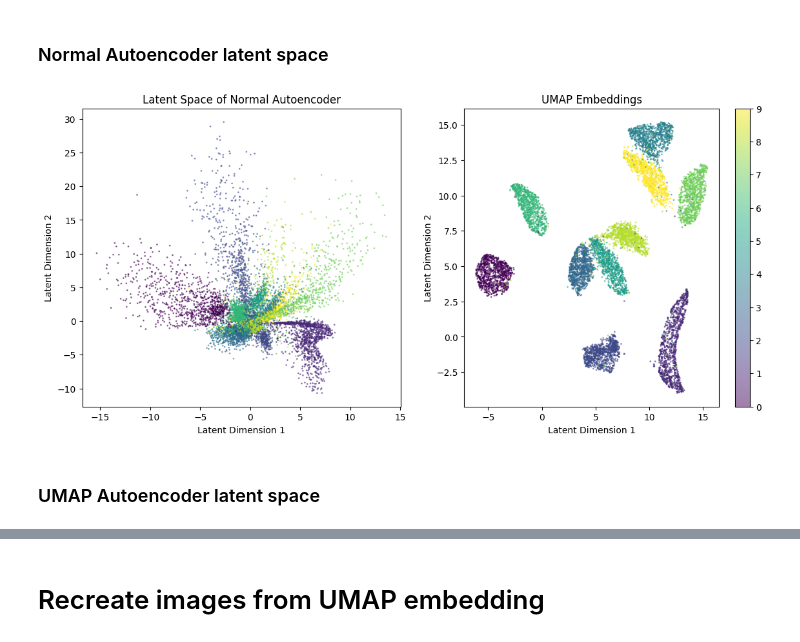
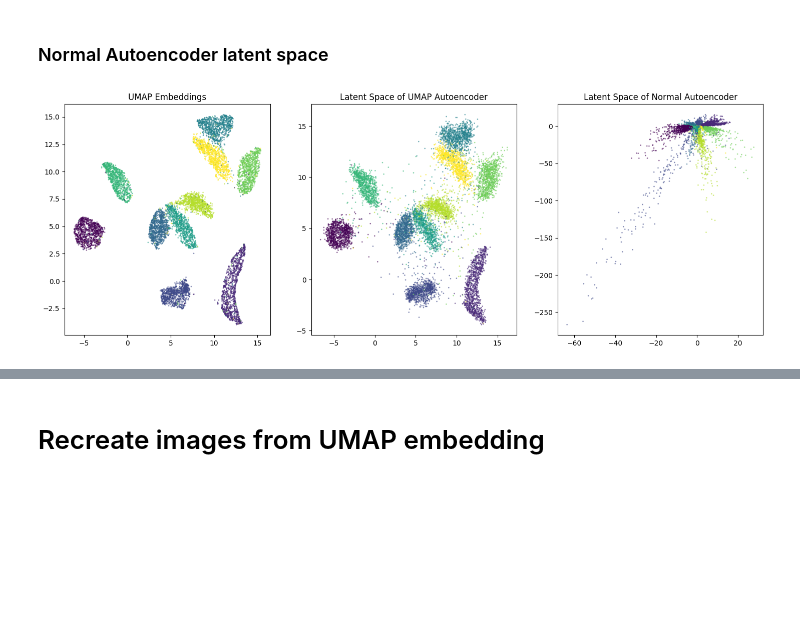
Before and after one commit to adrianlopezlanchares/umap-autoencoder, a Jupyter notebook: notebooks/umap-autoencoder-mnist.ipynb, the cells around one changed output, grey strips where cells are left out. Cells and saved outputs as stored; diff of their text form; code cells hidden in the pictures; blank space fills up the shorter version.

```diff
--- a/notebooks/umap-autoencoder-mnist.ipynb
+++ b/notebooks/umap-autoencoder-mnist.ipynb
@@ -272,44 +275,58 @@ UMAP Autoencoder UMAP Embedding Loss: 0.8586
 ### Normal Autoencoder latent space
 # %%
 normal_autoencoder.eval()
-all_latents = []
+umap_autoencoder.eval()
+
+all_normal_autoencoder_latents = []
+all_umap_autoencoder_latents = []
 with torch.no_grad():
     for images, _ in flat_test_loader:
         images = images.to(device).float()
-        latents = normal_autoencoder.encoder(images).cpu().numpy()
-        all_latents.append(latents)
-all_latents = np.concatenate(all_latents, axis=0)
 
-fig, ax = plt.subplots(1, 2, figsize=(14, 6))
+        normal_autoencoder_latents = normal_autoencoder.encoder(images).cpu().numpy()
+        umap_autoencoder_latents = umap_autoencoder.encoder(images).cpu().numpy()
+
+        all_normal_autoencoder_latents.append(normal_autoencoder_latents)
+        all_umap_autoencoder_latents.append(umap_autoencoder_latents)
+
+all_normal_autoencoder_latents = np.concatenate(all_normal_autoencoder_latents, axis=0)
+all_umap_autoencoder_latents = np.concatenate(all_umap_autoencoder_latents, axis=0)
+
+fig, ax = plt.subplots(1, 3, figsize=(18, 6))
 colors = test_labels.argmax(axis=1)
 
+
 ax[0].scatter(
-    all_latents[:, 0],
-    all_latents[:, 1],
-    s=1,
-    alpha=0.5,
-    c=colors,
-    label="Normal Autoencoder",
-)
-
-ax[1].scatter(
     test_embeddings[:, 0],
     test_embeddings[:, 1],
     s=1,
     alpha=0.5,
     c=colors,
     label="UMAP Embeddings",
 )
 
-ax[0].set_title("Latent Space of Normal Autoencoder")
-ax[0].set_xlabel("Latent Dimension 1")
-ax[0].set_ylabel("Latent Dimension 2")
-ax[1].set_title("UMAP Embeddings")
-ax[1].set_xlabel("Latent Dimension 1")
-ax[1].set_ylabel("Latent Dimension 2")
-plt.colorbar(ax[1].collections[0], ax=ax[1])
+ax[1].scatter(
+    all_umap_autoencoder_latents[:, 0],
+    all_umap_autoencoder_latents[:, 1],
+    s=1,
+    alpha=0.5,
+    c=colors,
+    label="UMAP Autoencoder",
+)
+
+ax[2].scatter(
+    all_normal_autoencoder_latents[:, 0],
+    all_normal_autoencoder_latents[:, 1],
+    s=1,
+    alpha=0.5,
+    c=colors,
+    label="Normal Autoencoder",
+)
+
+ax[0].set_title("UMAP Embeddings")
+ax[1].set_title("Latent Space of UMAP Autoencoder")
+ax[2].set_title("Latent Space of Normal Autoencoder")
+
 plt.show()
 # %% [output]
-[figure, old version]
+[figure, new version]
-# %% [markdown]
-### UMAP Autoencoder latent space
```
Also changed, not shown: parts of 14 cells of this notebook.
